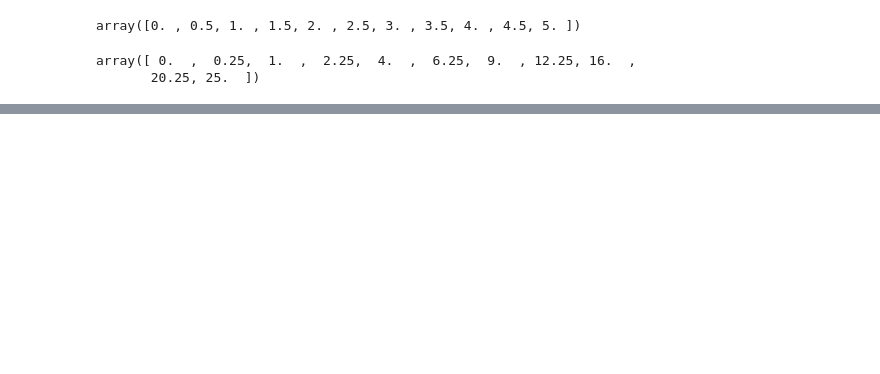
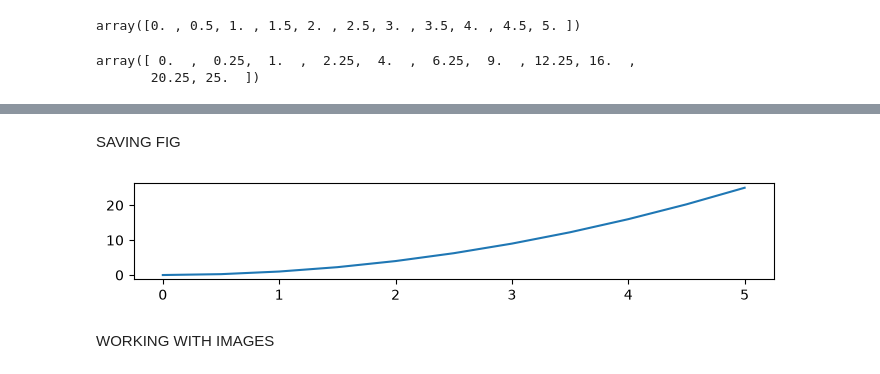
Before and after one commit to abhishekshukla23/Matplotlib_practice, a Jupyter notebook: Matplotlib1.ipynb, the cells around one changed output, grey strips where cells are left out. Drawn from its saved outputs; the diff is of its cells as text; code cells hidden in the pictures; blank space fills up the shorter version.

```diff
--- a/Matplotlib1.ipynb
+++ b/Matplotlib1.ipynb
@@ -20,0 +54,11 @@ plt.plot(x,y)
+# %% [markdown]
+SAVING FIG
+# %%
+fig1=plt.figure()
+px=fig1.add_axes([1,0.6,1,0.2])
+px.plot(x,y)
+plt.savefig("basicplot.png")
+# %% [output]
+[figure, added]
+# %% [markdown]
+WORKING WITH IMAGES
```
Also changed, not shown: parts of 9 cells of this notebook, 2 other files.
